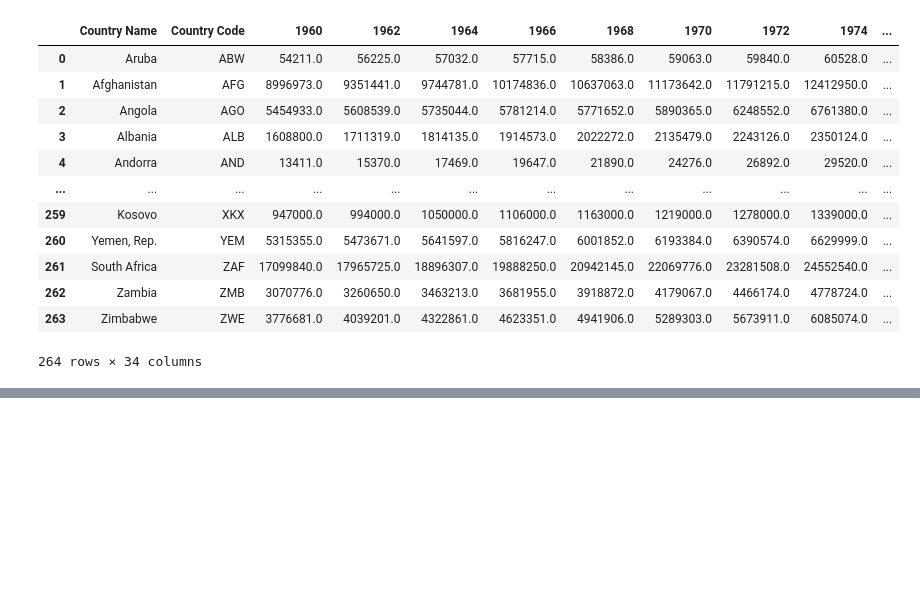
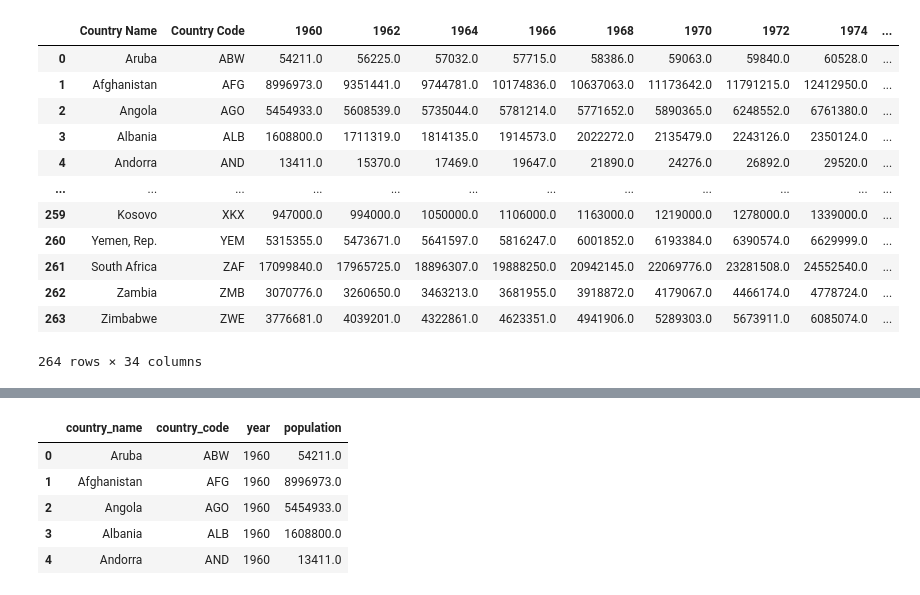
Before and after one commit to alextorres12/ELT-olympic-demographics, a Jupyter notebook: population.ipynb, the cells around one changed output, grey strips where cells are left out. Cells and saved outputs as stored; diff of their text form; code cells hidden in the pictures; blank space fills up the shorter version.

```diff
--- a/population.ipynb
+++ b/population.ipynb
@@ -105,0 +118,12 @@ KeyError: 'None of [None] are in the columns'
+# %%
+#rename columns in population dataframe
+
+population_df.columns = ['country_name', 'country_code', 'year', 'population']
+population_df.head()
+# %% [output]
+|  | country_name | country_code | year | population |
+| 0 | Aruba | ABW | 1960 | 54211.0 |
+| 1 | Afghanistan | AFG | 1960 | 8996973.0 |
+| 2 | Angola | AGO | 1960 | 5454933.0 |
+| 3 | Albania | ALB | 1960 | 1608800.0 |
+| 4 | Andorra | AND | 1960 | 13411.0 |
```
Also changed, not shown: parts of 2 cells of this notebook.
